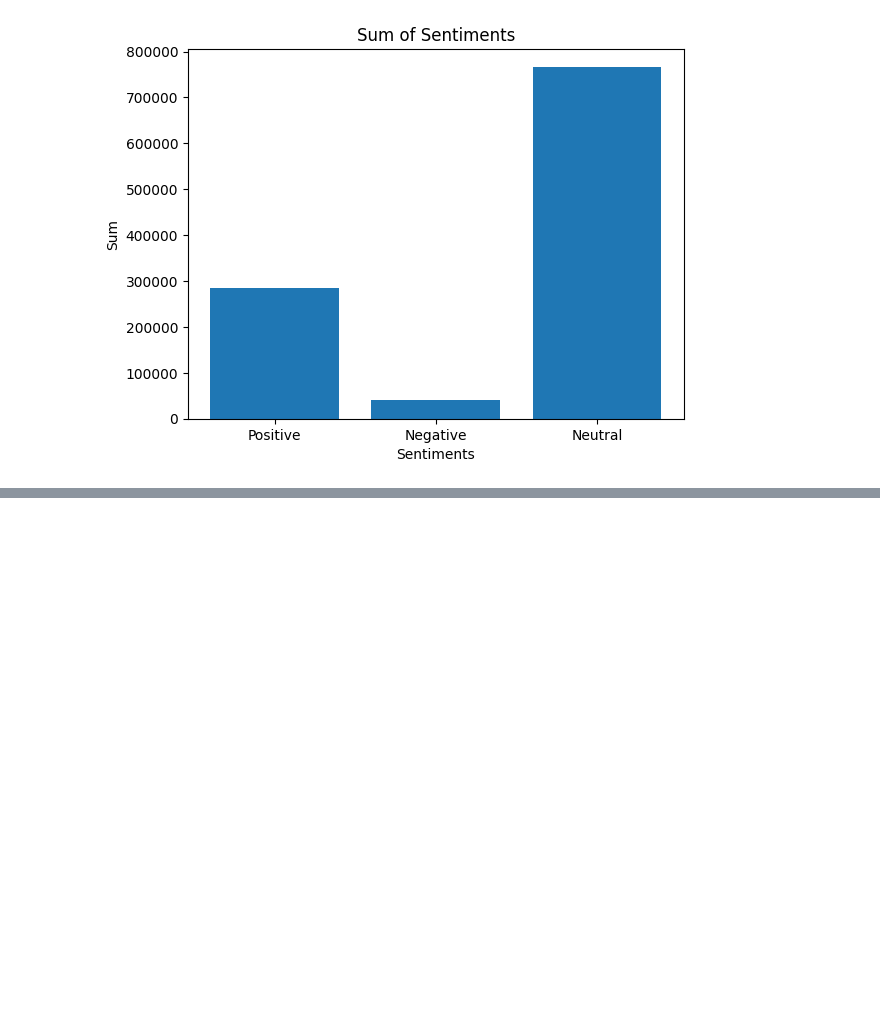
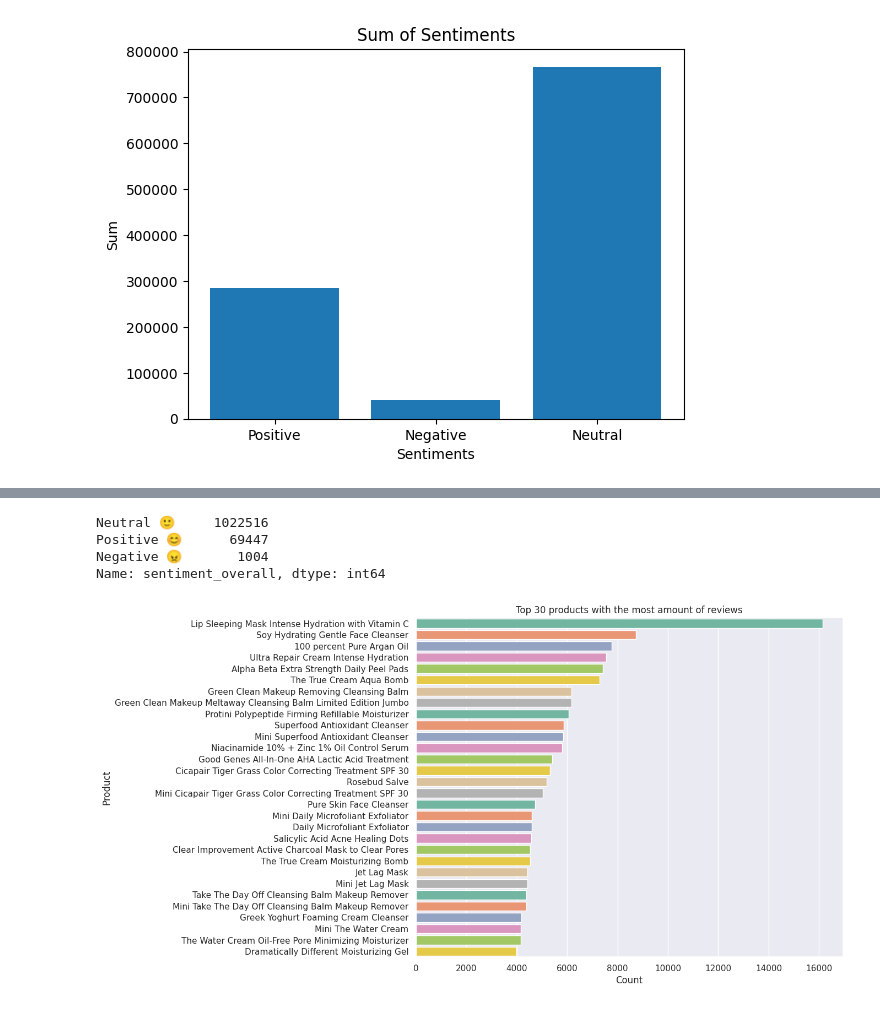
Before and after one commit to aksanaboo/sephora, a Jupyter notebook: SephoraEDApart2.ipynb, the cells around one changed output, grey strips where cells are left out. Cells and saved outputs as stored; diff of their text form; code cells hidden in the pictures; blank space fills up the shorter version.

```diff
--- a/SephoraEDApart2.ipynb
+++ b/SephoraEDApart2.ipynb
@@ -205,0 +272,7 @@ plt.show()
+# %%
+rev.sentiment_overall.value_counts()
+# %% [output]
+Neutral 🙂     1022516
+Positive 😊      69447
+Negative 😠       1004
+Name: sentiment_overall, dtype: int64
@@ -205,0 +281,14 @@ plt.show()
+# %%
+top_product = review['product_name'].value_counts().reset_index()
+# %%
+top_product.rename(columns={'index':'product_name','product_name':'Count'},inplace=True)
+# %%
+plt.figure(figsize=(10,8))
+sns.set(style='darkgrid')
+sns.barplot(data=top_product,x=top_product['Count'][:30],y=top_product['product_name'][:30],palette='Set2')
+plt.xlabel('Count')
+plt.ylabel('Product')
+plt.title('Top 30 products with the most amount of reviews')
+plt.show()
+# %% [output]
+[figure, added]
```
Also changed, not shown: parts of 14 cells of this notebook.
